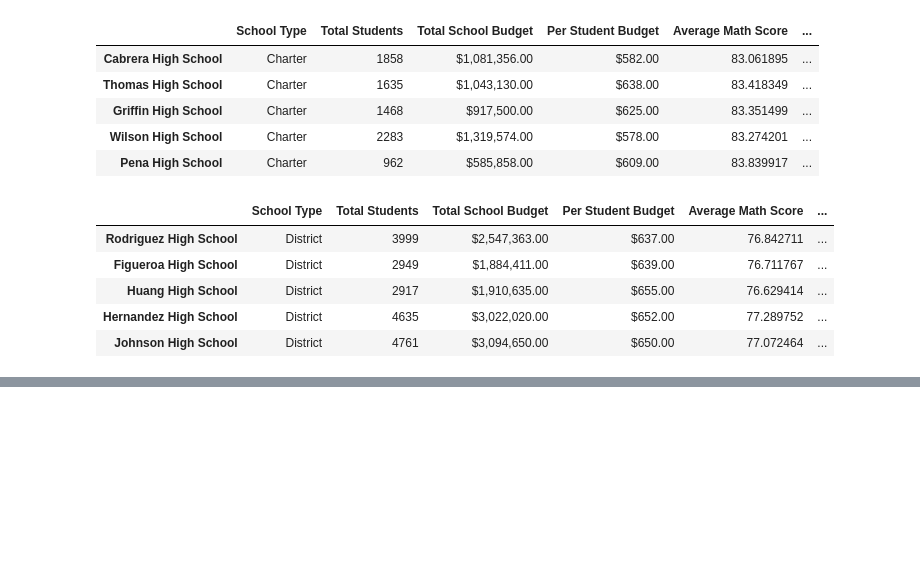
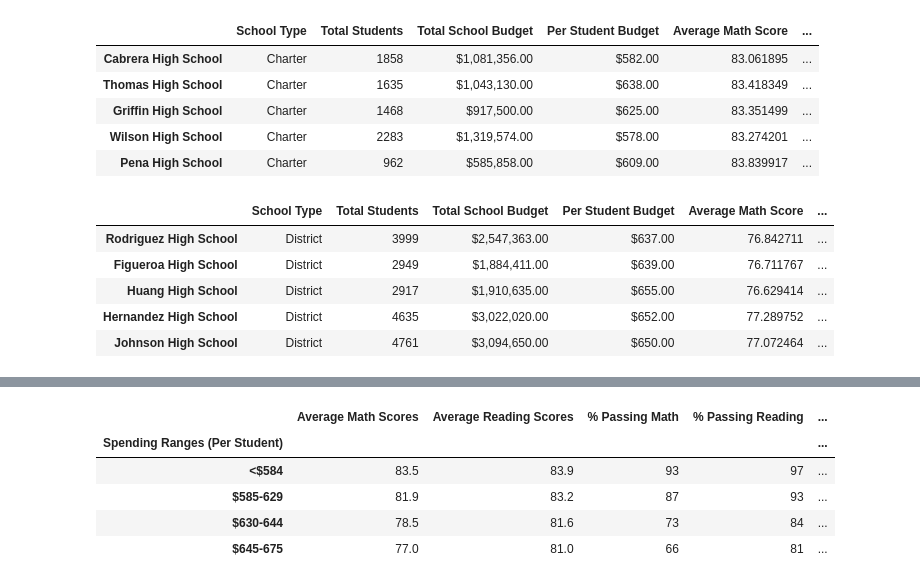
Before and after one commit to ipbrieske/School_District_Analysis, a Jupyter notebook: PyCitySchools.ipynb, the cells around one changed output, grey strips where cells are left out. Drawn from its saved outputs; the diff is of its cells as text; code cells hidden in the pictures; blank space fills up the shorter version.

```diff
--- a/PyCitySchools.ipynb
+++ b/PyCitySchools.ipynb
@@ -793,0 +887,17 @@ readingScoresByGrade
+# %%
+# Formatting
+spendingSummary_df["Average Math Scores"] = spendingSummary_df["Average Math Scores"].map("{:.1f}".format)
+spendingSummary_df["Average Reading Scores"] = spendingSummary_df["Average Reading Scores"].map("{:.1f}".format)
+spendingSummary_df["% Passing Math"] = spendingSummary_df["% Passing Math"].map("{:.0f}".format)
+spendingSummary_df["% Passing Reading"] = spendingSummary_df["% Passing Reading"].map("{:.0f}".format)
+spendingSummary_df["% Overall Passing"] = spendingSummary_df["% Overall Passing"].map("{:.0f}".format)
+
+
+spendingSummary_df
+# %% [output]
+|  | Average Math Scores | Average Reading Scores | % Passing Math | % Passing Reading | ... |
+| Spending Ranges (Per Student) |  |  |  |  | ... |
+| <$584 | 83.5 | 83.9 | 93 | 97 | ... |
+| $585-629 | 81.9 | 83.2 | 87 | 93 | ... |
+| $630-644 | 78.5 | 81.6 | 73 | 84 | ... |
+| $645-675 | 77.0 | 81.0 | 66 | 81 | ... |
```
Also changed, not shown: parts of 15 cells of this notebook.
